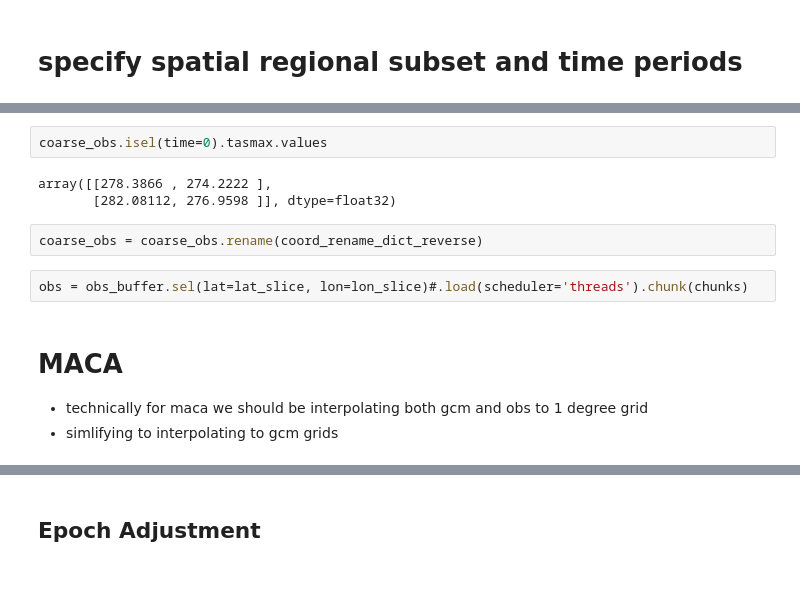
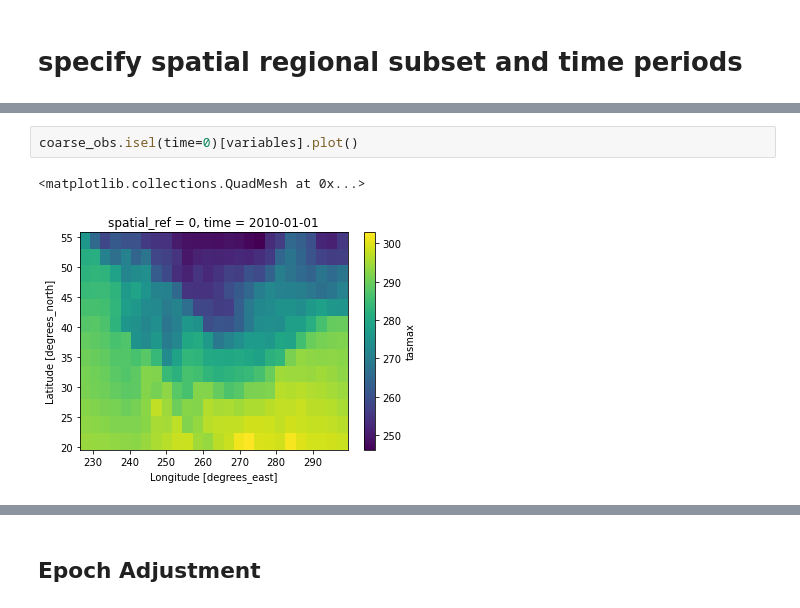
Before and after one commit to carbonplan/cmip6-downscaling, a Jupyter notebook: notebooks/maca_workflow.ipynb, the cells around one changed output, grey strips where cells are left out. Saved outputs shown, nothing was run; the diff lists cells and outputs as text; blank space fills up the shorter version.

```diff
--- a/notebooks/maca_workflow.ipynb
+++ b/notebooks/maca_workflow.ipynb
@@ -235,14 +315,5 @@ coarse_obs = obs_buffer.rename(coord_rename_dict).rio.reproject_match(
 # %%
-coarse_obs.isel(time=0).tasmax.values
+coarse_obs.isel(time=0)[variables].plot()
 # %% [output]
-array([[278.3866 , 274.2222 ],
-       [282.08112, 276.9598 ]], dtype=float32)
+<matplotlib.collections.QuadMesh at 0x...>
+[figure, added]
-# %%
-coarse_obs = coarse_obs.rename(coord_rename_dict_reverse)
-# %%
-obs = obs_buffer.sel(lat=lat_slice, lon=lon_slice)#.load(scheduler='threads').chunk(chunks)
-# %% [markdown]
-# MACA
-
-* technically for maca we should be interpolating both gcm and obs to 1 degree grid
-* simlifying to interpolating to gcm grids
```
Also changed, not shown: parts of 89 cells of this notebook.
